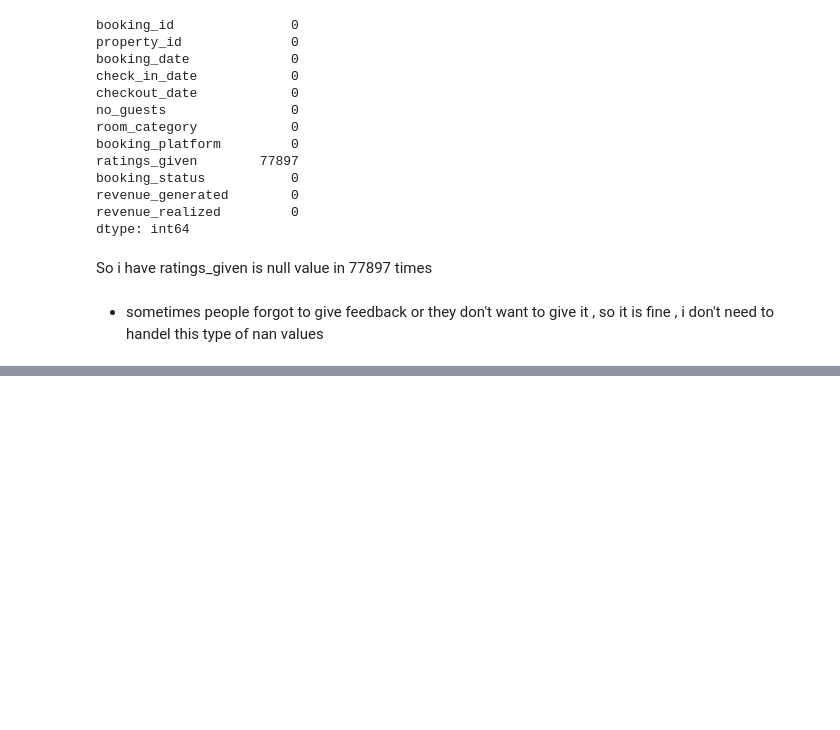
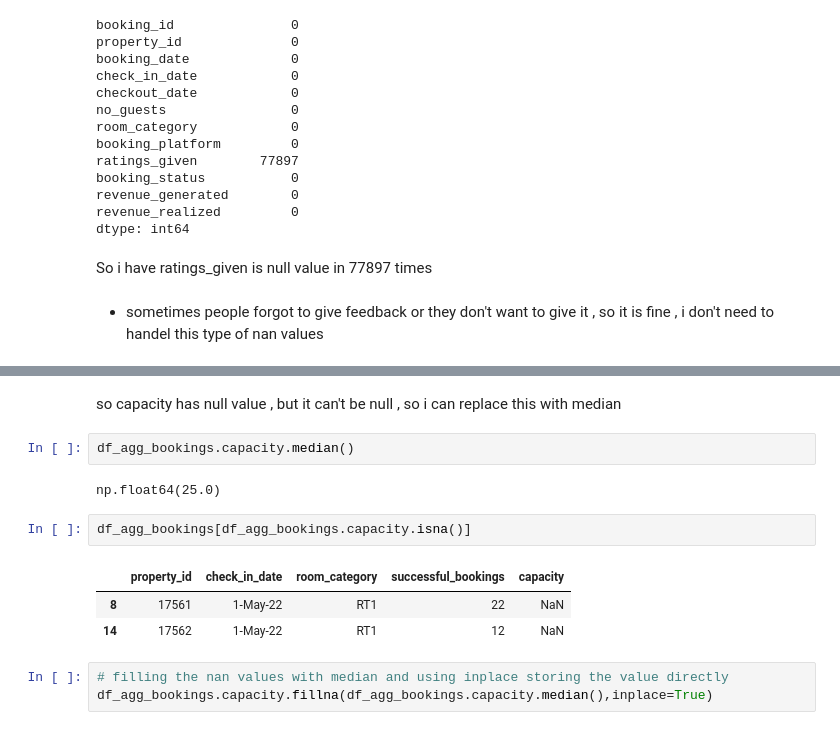
Before and after one commit to predictor450v/EDA_ANALYSIS_HOSPITALITY, a Jupyter notebook: analysis.ipynb, the cells around one changed output, grey strips where cells are left out. Cells and saved outputs as stored; diff of their text form; blank space fills up the shorter version.

Commit message:
filling nan values in aggregated bookings

```diff
--- a/analysis.ipynb
+++ b/analysis.ipynb
@@ -505,0 +518,15 @@ So i have ratings_given is null value in 77897 times
+# %% [markdown]
+so capacity has null value , but it can't be null , so i can replace this with median
+# %%
+df_agg_bookings.capacity.median()
+# %% [output]
+np.float64(25.0)
+# %%
+df_agg_bookings[df_agg_bookings.capacity.isna()]
+# %% [output]
+|  | property_id | check_in_date | room_category | successful_bookings | capacity |
+| 8 | 17561 | 1-May-22 | RT1 | 22 | NaN |
+| 14 | 17562 | 1-May-22 | RT1 | 12 | NaN |
+# %%
+# filling the nan values with median and using inplace storing the value directly
+df_agg_bookings.capacity.fillna(df_agg_bookings.capacity.median(),inplace=True)
```
Also changed, not shown: parts of 4 cells of this notebook.
